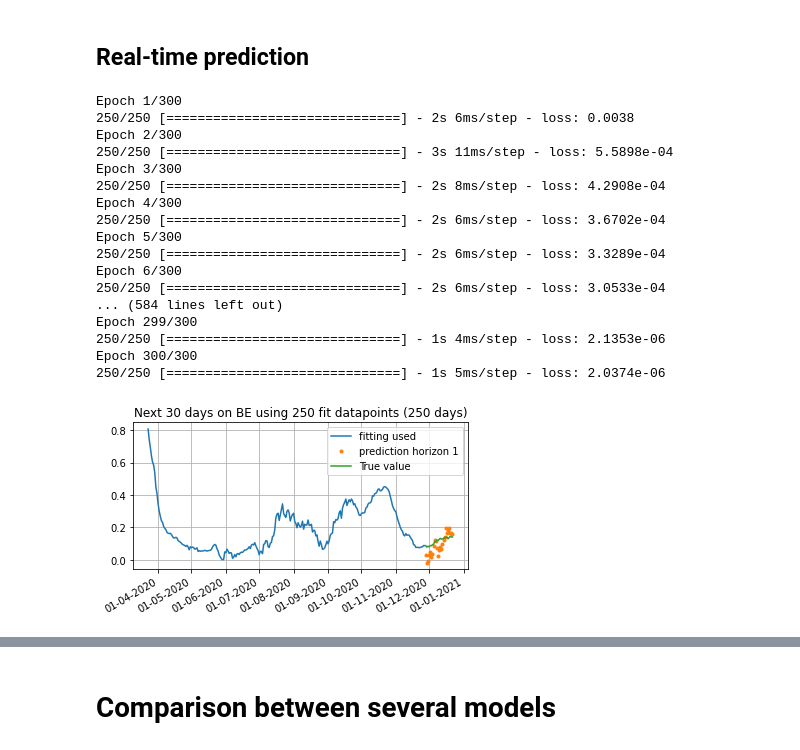
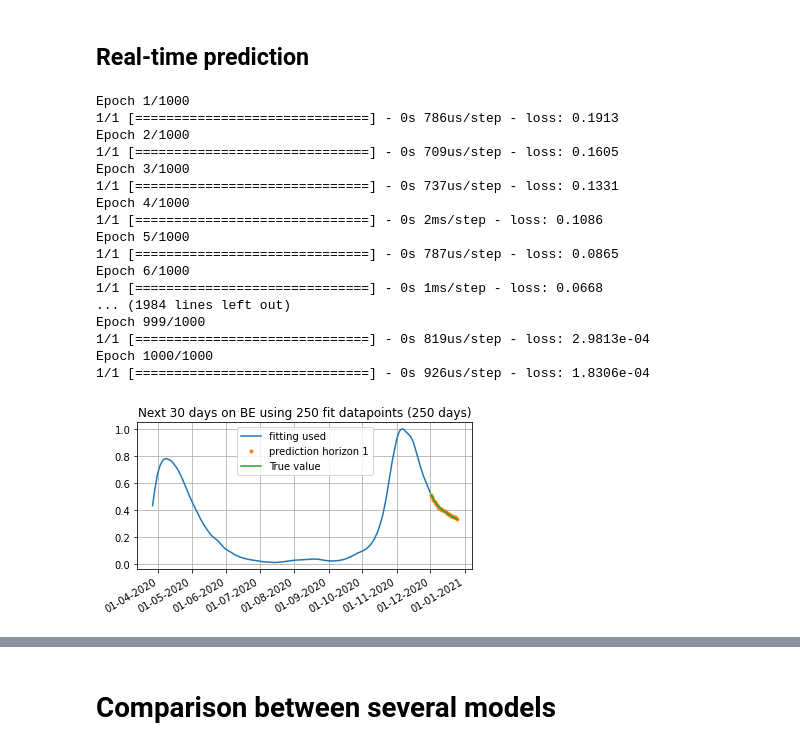
Before and after one commit to gerardmargaux/CovidThesis, a Jupyter notebook: src/LSTM.ipynb, the cells around one changed output, grey strips where cells are left out. Cells and saved outputs as stored; diff of their text form; code cells hidden in the pictures.

Commit message:
LSTM model enhanced, daily new hosp

```diff
--- a/src/LSTM.ipynb
+++ b/src/LSTM.ipynb
@@ -286,7 +363,6 @@ n_samples = 14  # Number of days used to make the prediction
 shift_hospi = 1  # delay between a date and its newest hosp value for this date
 # (ex: 26/10's newest value is for 25/10)
 shift_trends = 1  # delay between a date and its newest trends value for this date
-target = 'HOSP_log'
 # %% [markdown]
 ## Add lag
 # %%
@@ -301,9 +377,7 @@ for k in geocodes.keys():
     df_trends[k] = timeseries_shift(df_trends[k], shift_trends)
 # %%
 def timeseries_add_lag(data, lag, dropna=True):
-    """
-    Adds lagged values to dataframe
-    """
+    #Adds lagged values to dataframe
     df = pd.DataFrame(data)
     init_columns = df.columns
     columns = [df.shift(i) for i in range(lag-1, 0, -1)]
@@ -318,7 +392,11 @@ def timeseries_add_lag(data, lag, dropna=True):
     df = pd.concat(columns, axis=1)
     return df.dropna() if dropna else df
 
-merged_df = {k: pd.merge(df_hospi[k], df_trends[k], left_index=True, right_index=True).dropna() for k,v in geocodes.items()}
+
+if len(list_topics) !=0:
+    merged_df = {k: pd.merge(df_hospi[k], df_trends[k], left_index=True, right_index=True).dropna() for k,v in geocodes.items()}
+else:
+    merged_df = {k: df_hospi[k] for k in geocodes}
 
 # use the same date interval in all dataframes
 min_date = datetime.strptime("1990-12-01", "%Y-%m-%d").date()
@@ -431,9 +525,9 @@ print(model.output_shape)
 # %% [markdown]
 ## Real-time prediction
 # %%
-fit_first_days = 250  # use 90 days for the first fit
-fit_steps_days = 30  # every 30 days, do a new fit of the data
-epochs = 10 # epochs used to train the model
+fit_first_days = 250  # use 'fit_first_days' days for the first fit
+fit_steps_days = 30  # every 'fit_steps_days' days, do a new fit of the data
+epochs = 1000 # epochs used to train the model
 # %%
 def data_generator(idx):
     """
@@ -456,7 +550,7 @@ for day_fit in range(fit_first_days, len(all_x_set['BE']), fit_steps_days):
     fit_idx = list(range(0,day_fit,n_forecast))
     fit_used.append(fit_idx)
 
-    history = model.fit(data_generator(fit_idx), steps_per_epoch=len(fit_idx),
+    history = model.fit(data_generator(fit_idx), steps_per_epoch=len(geocodes),
                         epochs=epochs, verbose=1, shuffle=True)
 
     max_predict = min(day_fit + fit_steps_days, len(all_x_set['BE']))
@@ -472,53 +566,53 @@ for day_fit in range(fit_first_days, len(all_x_set['BE']), fit_steps_days):
         all_prediction[loc].append(prediction)
         all_targets[loc].append(Y)
 # %% [output]
-Epoch 1/300
-250/250 [==============================] - 2s 6ms/step - loss: 0.0038
-Epoch 2/300
-250/250 [==============================] - 3s 11ms/step - loss: 5.5898e-04
-Epoch 3/300
-250/250 [==============================] - 2s 8ms/step - loss: 4.2908e-04
-Epoch 4/300
-250/250 [==============================] - 2s 6ms/step - loss: 3.6702e-04
-Epoch 5/300
-250/250 [==============================] - 2s 6ms/step - loss: 3.3289e-04
-Epoch 6/300
-250/250 [==============================] - 2s 6ms/step - loss: 3.0533e-04
-... (584 lines left out)
-Epoch 299/300
-250/250 [==============================] - 1s 4ms/step - loss: 2.1353e-06
-Epoch 300/300
-250/250 [==============================] - 1s 5ms/step - loss: 2.0374e-06
+Epoch 1/1000
+1/1 [==============================] - 0s 786us/step - loss: 0.1913
+Epoch 2/1000
+1/1 [==============================] - 0s 709us/step - loss: 0.1605
+Epoch 3/1000
+1/1 [==============================] - 0s 737us/step - loss: 0.1331
+Epoch 4/1000
+1/1 [==============================] - 0s 2ms/step - loss: 0.1086
+Epoch 5/1000
+1/1 [==============================] - 0s 787us/step - loss: 0.0865
+Epoch 6/1000
+1/1 [==============================] - 0s 1ms/step - loss: 0.0668
+... (1984 lines left out)
+Epoch 999/1000
+1/1 [==============================] - 0s 819us/step - loss: 2.9813e-04
+Epoch 1000/1000
+1/1 [==============================] - 0s 926us/step - loss: 1.8306e-04
 # %%
 for loc in all_prediction:
     for i, pred in enumerate(all_prediction[loc]):
         prediction = pred
         fit = datapoints[loc][1][:max(fit_used[i])+1][:,0].reshape(-1)
-        target = np.array(all_targets[loc][i])
+        target_expected = np.array(all_targets[loc][i])
 
         fit_dates = fit_dates_used[i][:,0]
         prediction_dates = prediction_dates_used[i][:,0]
 
         fig = plt.figure(figsize=(6,3))
         plt.plot(fit_dates, fit, label="fitting used")
         plt.plot(prediction_dates, prediction[:,0], '.', label="prediction horizon 1")
-        plt.plot(prediction_dates, target[:,0], label="True value")
+        plt.plot(prediction_dates, target_expected[:,0], label="True value")
 
         ax = fig.axes[0]
         # set monthly locator
         ax.xaxis.set_major_locator(mdates.MonthLocator(interval=1))
         # set formatter
         ax.xaxis.set_major_formatter(mdates.DateFormatter('%d-%m-%Y'))
         # set font and rotation for date tick labels
         plt.gcf().autofmt_xdate()
 
         plt.legend()
         plt.grid()
         days_used = fit_first_days + i*fit_steps_days
         plt.title(f"Next {fit_steps_days} days on {loc} using {len(fit_used[i])} fit datapoints ({days_used} days)")
         #plt.savefig(f"fit_{len(fit_used[i])}.png", dpi=300)
 # %% [output]
-[figure, old version]
+[figure, new version]
 # %%
 x_dates
 # %% [output]
```
Also changed, not shown: parts of 26 cells of this notebook, 1 other file.
